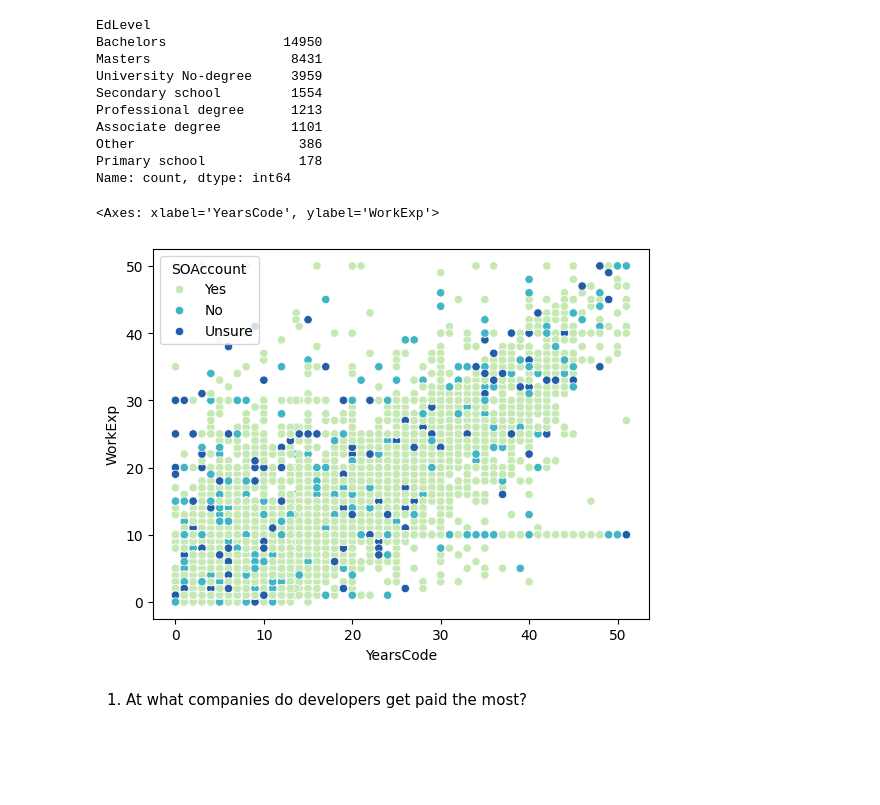
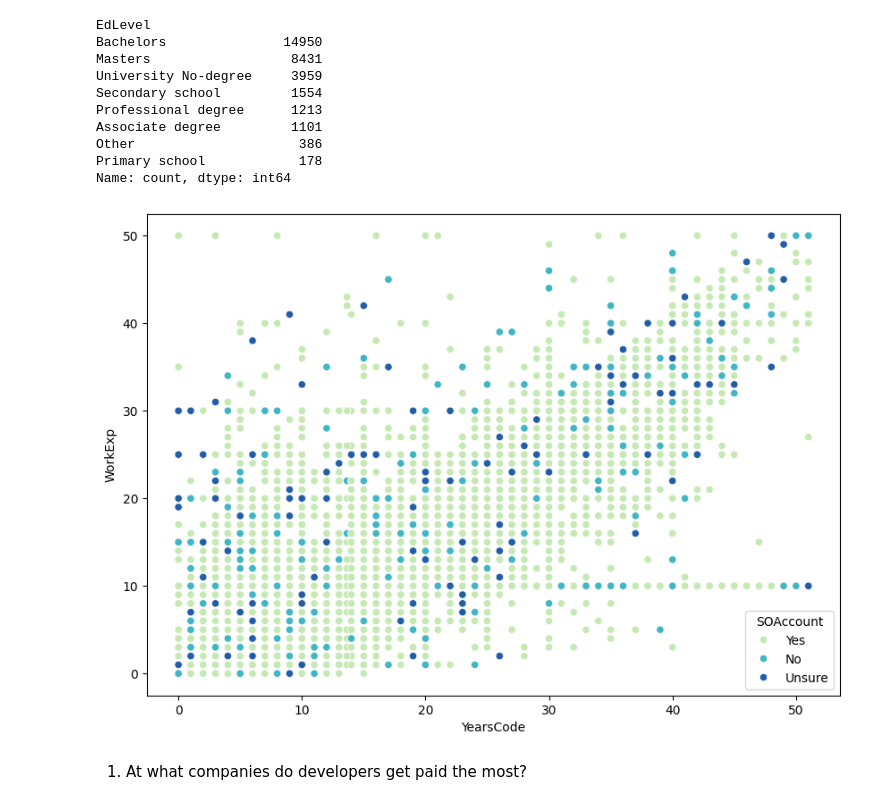
Before and after one commit to see-3pO/2022-Stack-Overflow-Survey-Analysis, a Jupyter notebook: developer_survey_analysis.ipynb, the cells around one changed output. Drawn from its saved outputs; the diff is of its cells as text; code cells hidden in the pictures; blank space fills up the shorter version.

```diff
--- a/developer_survey_analysis.ipynb
+++ b/developer_survey_analysis.ipynb
@@ -124,13 +154,13 @@ Other                     386
 Primary school            178
 Name: count, dtype: int64
 # %%
-sns.scatterplot(x=clean_df["YearsCode"],
+fig, ax = plt.subplots(figsize=(10,7))
+ax = sns.scatterplot(x=clean_df["YearsCode"],
                 y=clean_df["WorkExp"],
                 hue=clean_df["SOAccount"],
                 palette="YlGnBu")
 # %% [output]
-<Axes: xlabel='YearsCode', ylabel='WorkExp'>
-[figure, old version]
+[figure, new version]
 # %% [markdown]
 1. At what companies do developers get paid the most?
 # %%
```
Also changed, not shown: parts of 21 cells of this notebook.
